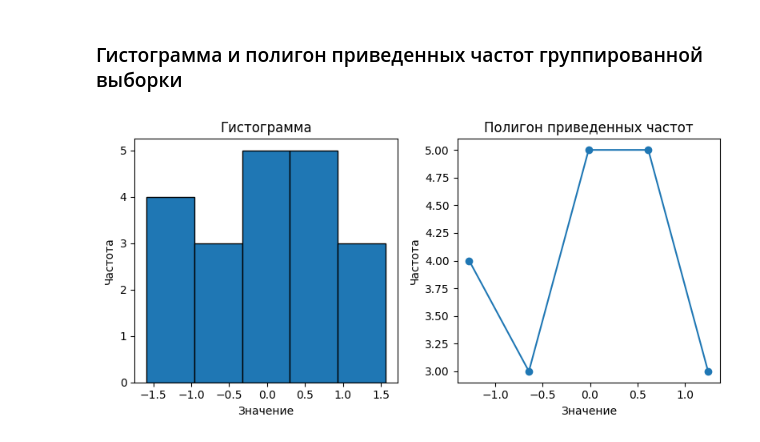
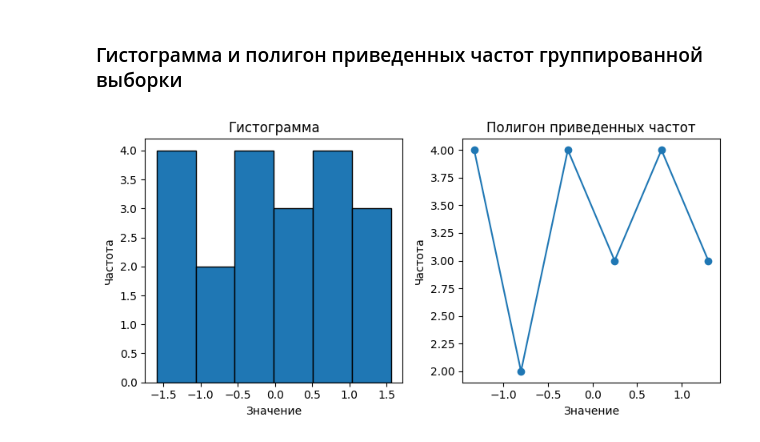
Before and after one commit to ta4ilka69/docs_for_labs, a Jupyter notebook: matan/TV/Artem Balin.ipynb, the cells around one changed output. Saved outputs shown, nothing was run; the diff lists cells and outputs as text; code cells hidden in the pictures.

```diff
--- a/matan/TV/Artem Balin.ipynb
+++ b/matan/TV/Artem Balin.ipynb
@@ -117,22 +117,22 @@ plt.show()
 # %% [markdown]
 ### Гистограмма и полигон приведенных частот группированной выборки
 # %%
-num_bins = 5  # Количество интервалов
+num_bins = 6  # Количество интервалов
 hist, bins = np.histogram(variation_s, bins=num_bins)
 plt.figure(figsize=(8, 4))
 plt.subplot(1, 2, 1)
 plt.hist(variation_s, bins=num_bins, edgecolor='black')
 plt.title('Гистограмма')
 plt.xlabel('Значение')
 plt.ylabel('Частота')
 plt.subplot(1, 2, 2)
 bin_centers = (bins[:-1] + bins[1:]) / 2
 plt.plot(bin_centers, hist, marker='o', linestyle='-')
 plt.title('Полигон приведенных частот')
 plt.xlabel('Значение')
 plt.ylabel('Частота')
 plt.tight_layout()
 plt.savefig('гистограмма.png')
 plt.show()
 # %% [output]
-[figure, old version]
+[figure, new version]
```
Also changed, not shown: 3 other files.
